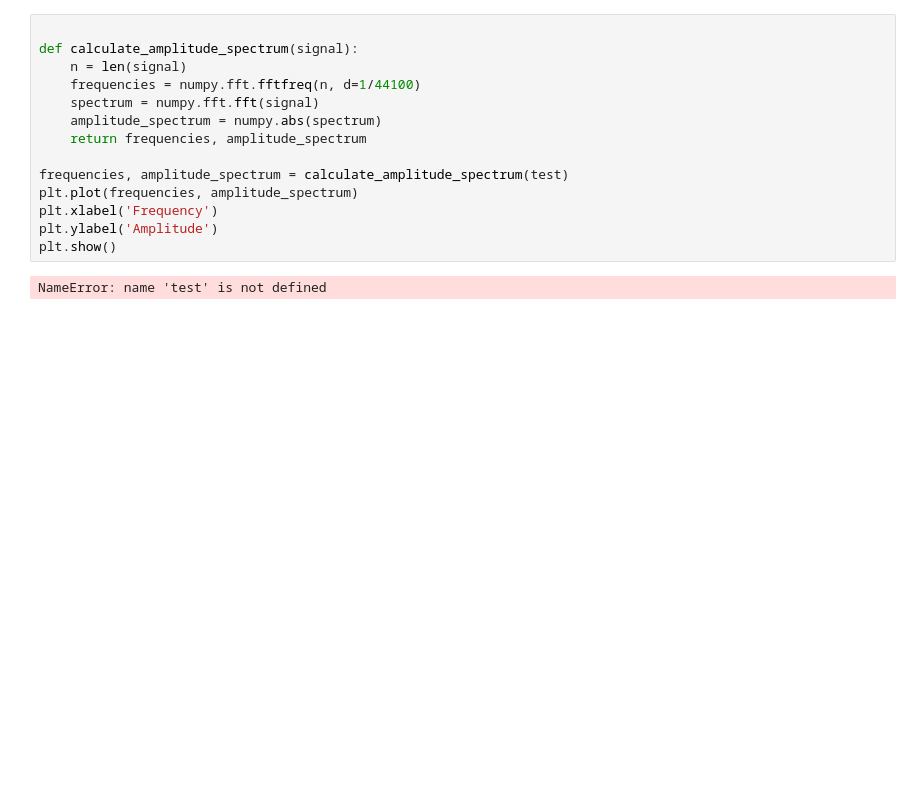
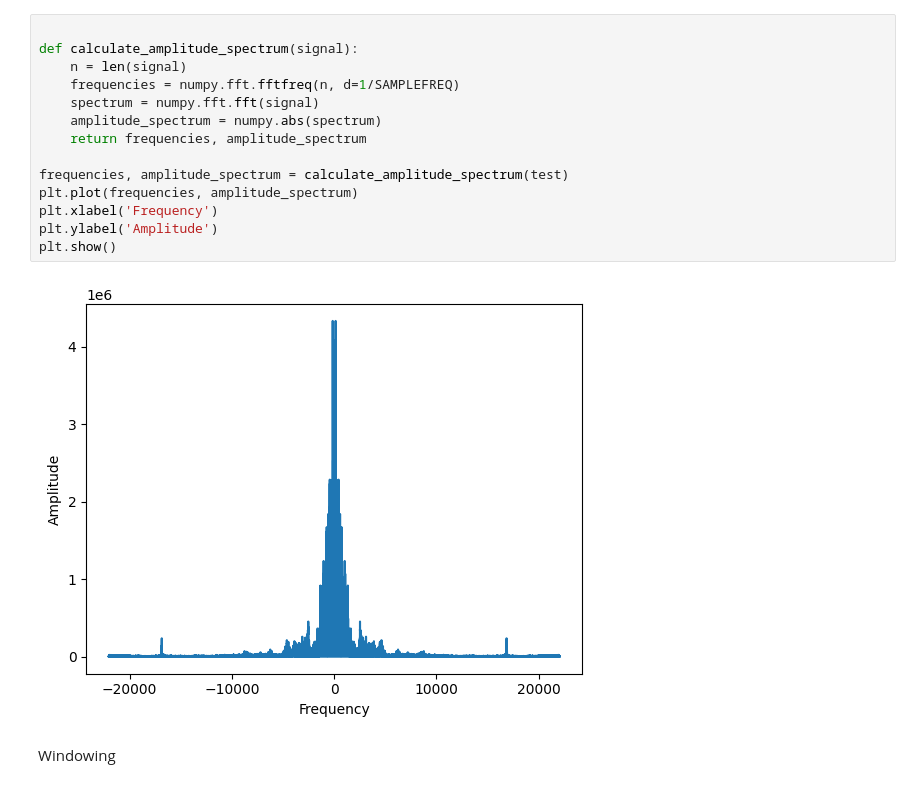
Before and after one commit to Matze-Katze/SSS, a Jupyter notebook: Versuch4/versuch4.ipynb, the cells around one changed output. Saved outputs shown, nothing was run; the diff lists cells and outputs as text; blank space fills up the shorter version.

```diff
--- a/Versuch4/versuch4.ipynb
+++ b/Versuch4/versuch4.ipynb
@@ -45,16 +49,18 @@ NameError: name 'plt' is not defined
 # %%
 
 def calculate_amplitude_spectrum(signal):
     n = len(signal)
-    frequencies = numpy.fft.fftfreq(n, d=1/44100)
+    frequencies = numpy.fft.fftfreq(n, d=1/SAMPLEFREQ)
     spectrum = numpy.fft.fft(signal)
     amplitude_spectrum = numpy.abs(spectrum)
     return frequencies, amplitude_spectrum
 
 frequencies, amplitude_spectrum = calculate_amplitude_spectrum(test)
 plt.plot(frequencies, amplitude_spectrum)
 plt.xlabel('Frequency')
 plt.ylabel('Amplitude')
 plt.show()
 # %% [output]
-NameError: name 'test' is not defined
+[figure, added]
+# %% [markdown]
+Windowing
```
Also changed, not shown: parts of 3 cells of this notebook.
